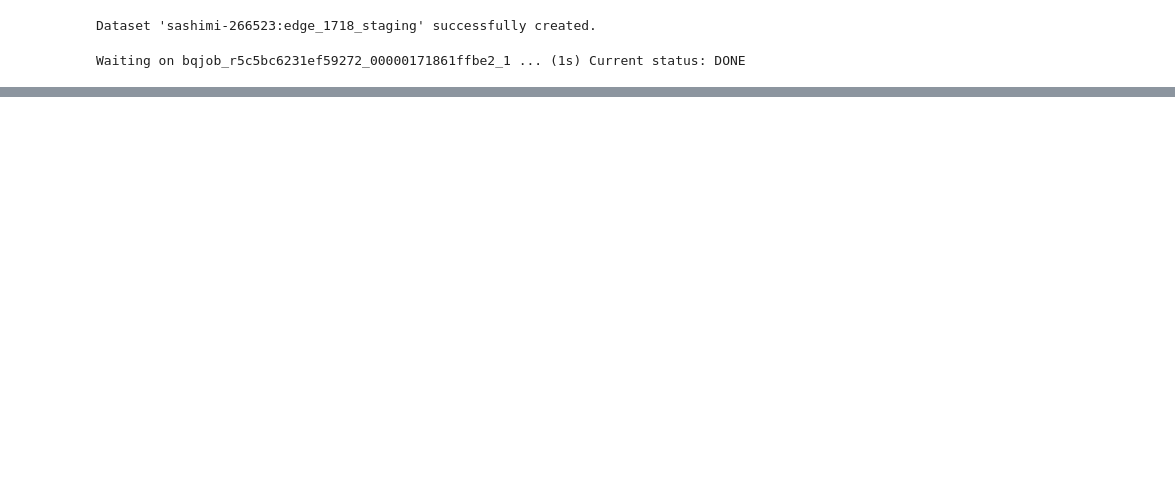
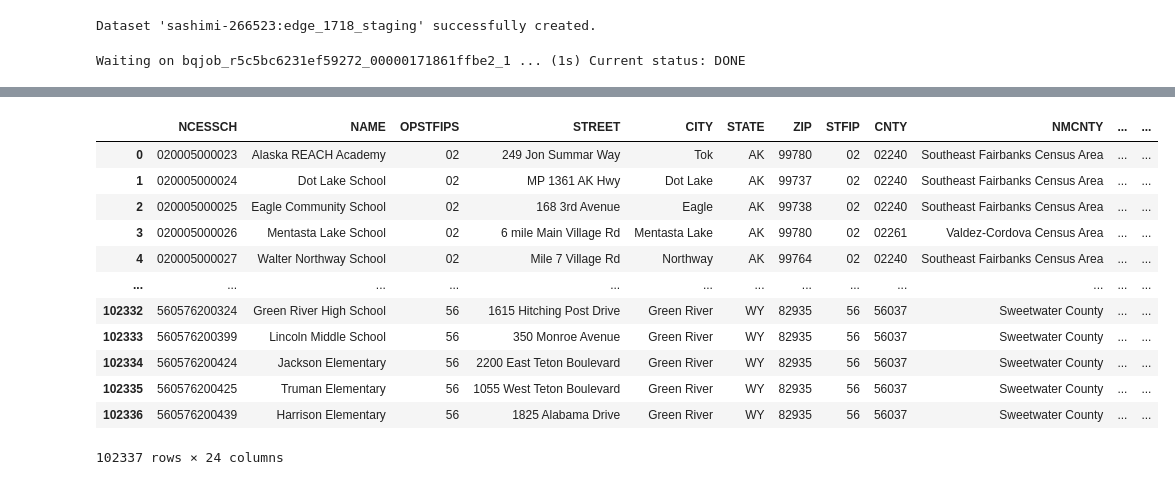
Before and after one commit to xindixu/US-demographic-analysis, a Jupyter notebook: secondary-data/edge_1718_ingest.ipynb, the cells around one changed output, grey strips where cells are left out. Saved outputs shown, nothing was run; the diff lists cells and outputs as text; code cells hidden in the pictures; blank space fills up the shorter version.

```diff
--- a/secondary-data/edge_1718_ingest.ipynb
+++ b/secondary-data/edge_1718_ingest.ipynb
@@ -23,0 +52,20 @@ Waiting on bqjob_r5c5bc6231ef59272_00000171861ffbe2_1 ... (1s) Current status: D
+# %%
+%%bigquery
+select *
+from edge_1718_staging.public_school
+where ZIP is not null
+order by STATE
+# %% [output]
+|  | NCESSCH | NAME | OPSTFIPS | STREET | CITY | STATE | ZIP | STFIP | CNTY | NMCNTY | ... | ... |
+| 0 | 020005000023 | Alaska REACH Academy | 02 | 249 Jon Summar Way | Tok | AK | 99780 | 02 | 02240 | Southeast Fairbanks Census Area | ... | ... |
+| 1 | 020005000024 | Dot Lake School | 02 | MP 1361 AK Hwy | Dot Lake | AK | 99737 | 02 | 02240 | Southeast Fairbanks Census Area | ... | ... |
+| 2 | 020005000025 | Eagle Community School | 02 | 168 3rd Avenue | Eagle | AK | 99738 | 02 | 02240 | Southeast Fairbanks Census Area | ... | ... |
+| 3 | 020005000026 | Mentasta Lake School | 02 | 6 mile Main Village Rd | Mentasta Lake | AK | 99780 | 02 | 02261 | Valdez-Cordova Census Area | ... | ... |
+| 4 | 020005000027 | Walter Northway School | 02 | Mile 7 Village Rd | Northway | AK | 99764 | 02 | 02240 | Southeast Fairbanks Census Area | ... | ... |
+| ... | ... | ... | ... | ... | ... | ... | ... | ... | ... | ... | ... | ... |
+| 102332 | 560576200324 | Green River High School | 56 | 1615 Hitching Post Drive | Green River | WY | 82935 | 56 | 56037 | Sweetwater County | ... | ... |
+| 102333 | 560576200399 | Lincoln Middle School | 56 | 350 Monroe Avenue | Green River | WY | 82935 | 56 | 56037 | Sweetwater County | ... | ... |
+| 102334 | 560576200424 | Jackson Elementary | 56 | 2200 East Teton Boulevard | Green River | WY | 82935 | 56 | 56037 | Sweetwater County | ... | ... |
+| 102335 | 560576200425 | Truman Elementary | 56 | 1055 West Teton Boulevard | Green River | WY | 82935 | 56 | 56037 | Sweetwater County | ... | ... |
+| 102336 | 560576200439 | Harrison Elementary | 56 | 1825 Alabama Drive | Green River | WY | 82935 | 56 | 56037 | Sweetwater County | ... | ... |
+102337 rows × 24 columns
```
Also changed, not shown: parts of 6 cells of this notebook, 3 other files.
